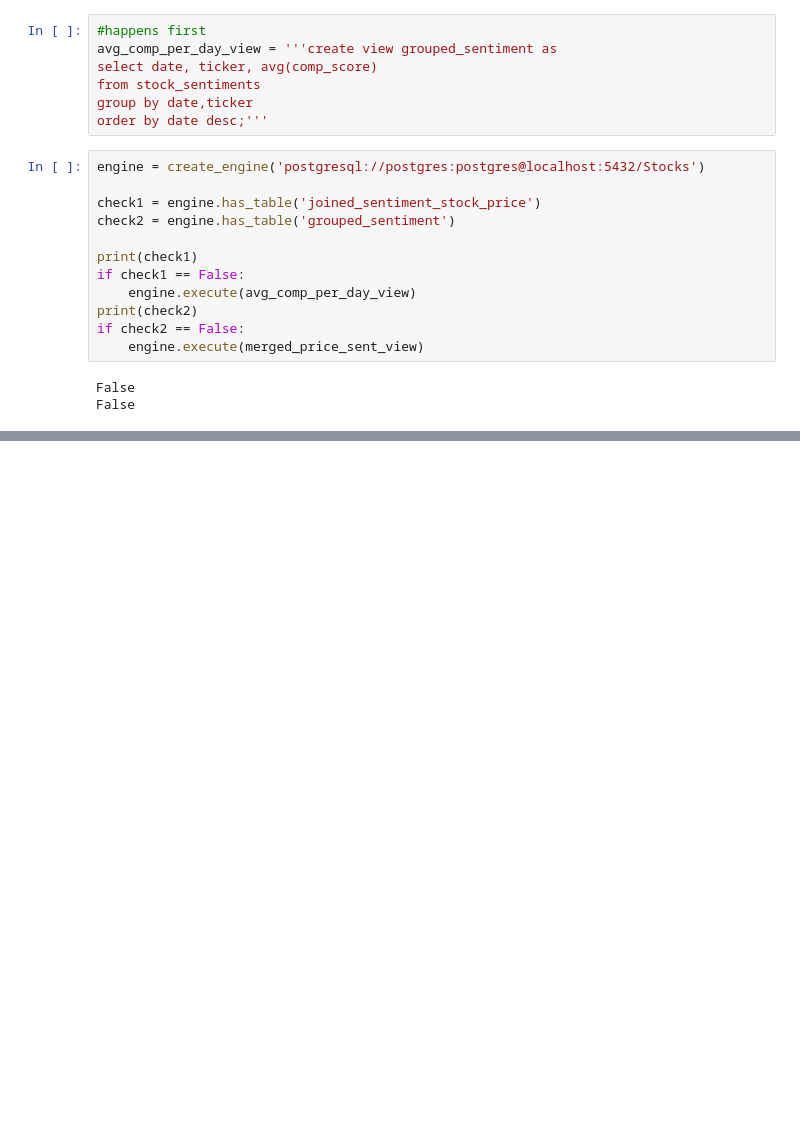
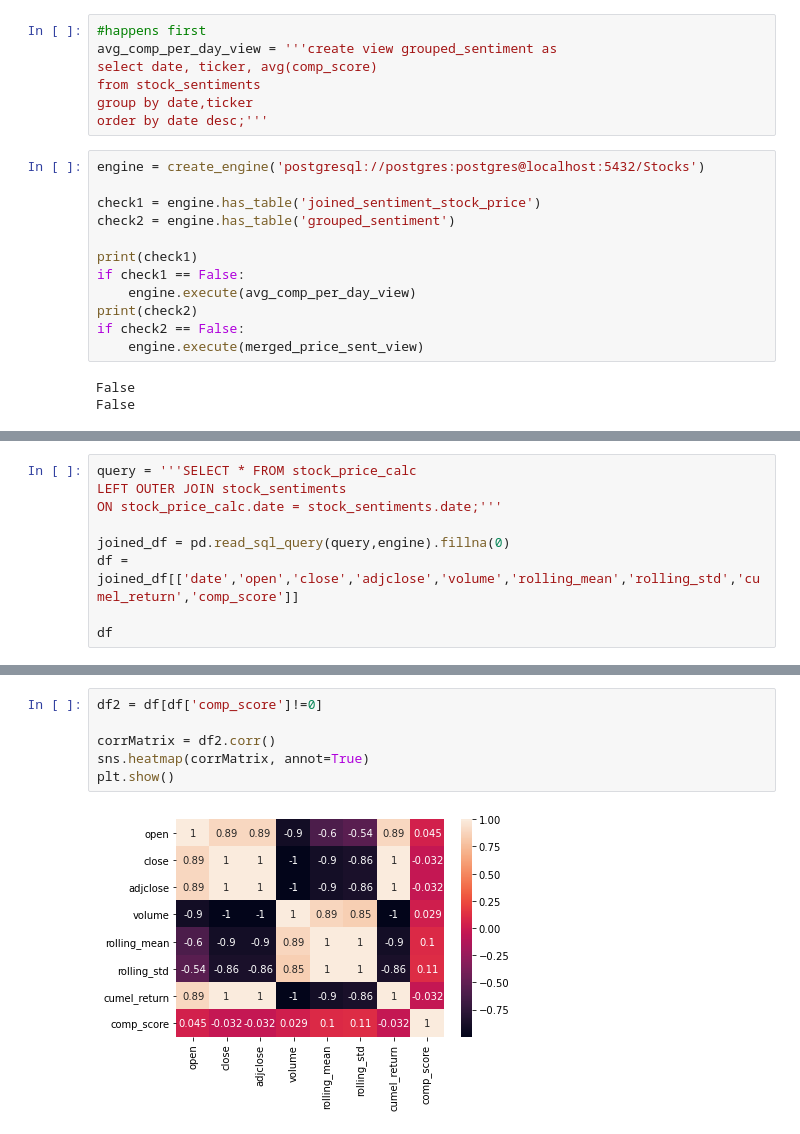
Before and after one commit to Sahand-J/sentiment_analysis_stock_market, a Jupyter notebook: Stock_sentiment_analysis_final.ipynb, the cells around one changed output, grey strips where cells are left out. Saved outputs shown, nothing was run; the diff lists cells and outputs as text; blank space fills up the shorter version.

Commit message:
graphs
got graphs to work.
need to create loop for each stock to have its own data set from main table.

need sep table to collect data daily on sentiment

```diff
--- a/Stock_sentiment_analysis_final.ipynb
+++ b/Stock_sentiment_analysis_final.ipynb
@@ -242,0 +236,9 @@ daily_price_info_df.fillna(0).to_sql('stock_price_calc', engine, if_exists='appe
+# %%
+query = '''SELECT * FROM stock_price_calc
+LEFT OUTER JOIN stock_sentiments
+ON stock_price_calc.date = stock_sentiments.date;'''
+
+joined_df = pd.read_sql_query(query,engine).fillna(0)
+df = joined_df[['date','open','close','adjclose','volume','rolling_mean','rolling_std','cumel_return','comp_score']]
+
+df
@@ -242,0 +259,8 @@ daily_price_info_df.fillna(0).to_sql('stock_price_calc', engine, if_exists='appe
+# %%
+df2 = df[df['comp_score']!=0]
+
+corrMatrix = df2.corr()
+sns.heatmap(corrMatrix, annot=True)
+plt.show()
+# %% [output]
+[figure, added]
```
Also changed, not shown: parts of 12 cells of this notebook.
